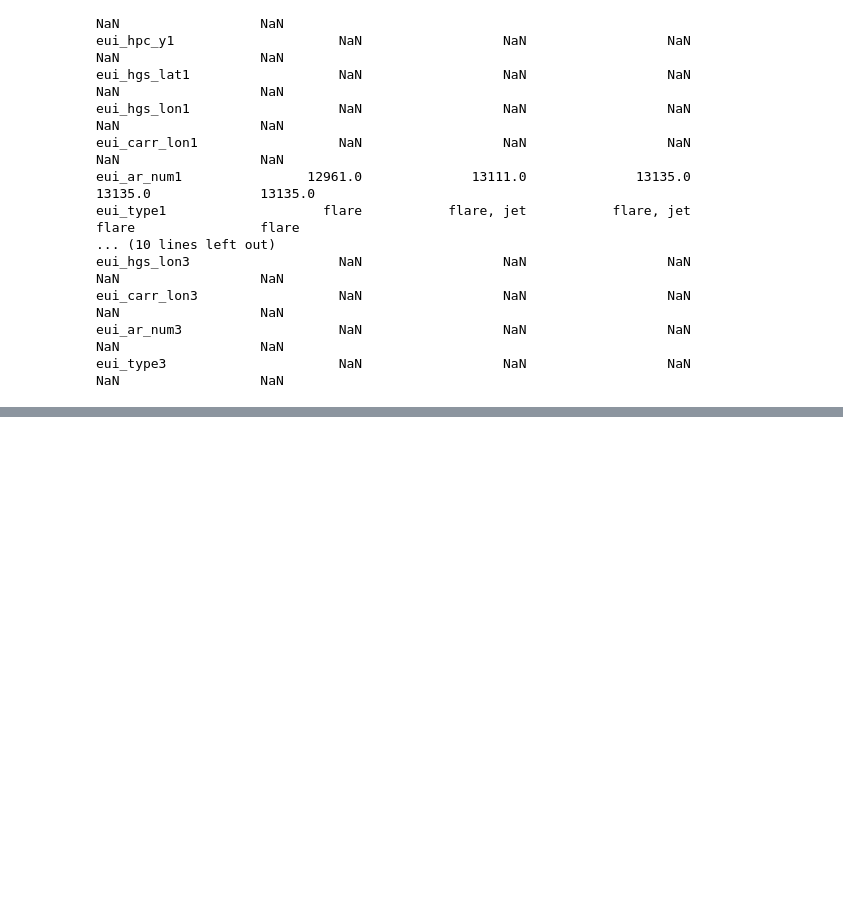
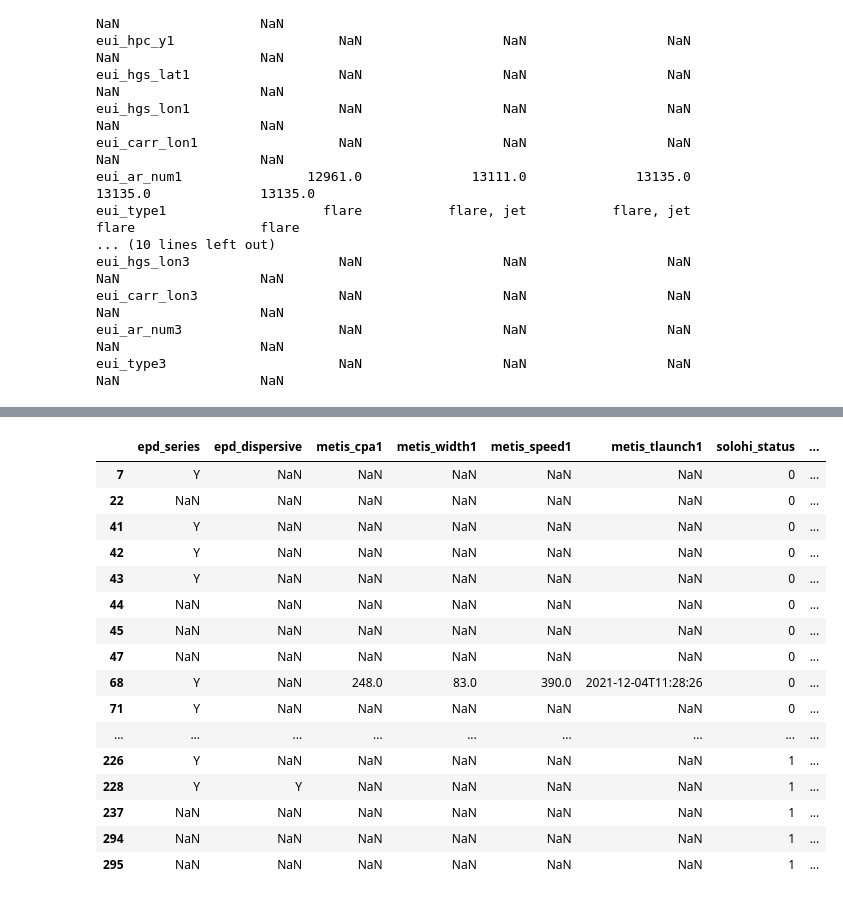
Before and after one commit to namccormick/coseecat_dr1, a Jupyter notebook: coseecat_v1.ipynb, the cells around one changed output, grey strips where cells are left out. Cells and saved outputs as stored; diff of their text form; code cells hidden in the pictures; blank space fills up the shorter version.

```diff
--- a/coseecat_v1.ipynb
+++ b/coseecat_v1.ipynb
@@ -646,0 +884,4 @@ eui_type3                      NaN                  NaN                  NaN
+# %%
+varying = noflare.nunique(dropna=False)
+varying = varying[varying > 1].sort_values()
+varying.to_frame("n_unique")
@@ -646,0 +906,20 @@ eui_type3                      NaN                  NaN                  NaN
+# %%
+noflare[varying.index[:8]]  # the 8 columns with the fewest distinct values
+# %% [output]
+|  | epd_series | epd_dispersive | metis_cpa1 | metis_width1 | metis_speed1 | metis_tlaunch1 | solohi_status | ... |
+| 7 | Y | NaN | NaN | NaN | NaN | NaN | 0 | ... |
+| 22 | NaN | NaN | NaN | NaN | NaN | NaN | 0 | ... |
+| 41 | Y | NaN | NaN | NaN | NaN | NaN | 0 | ... |
+| 42 | Y | NaN | NaN | NaN | NaN | NaN | 0 | ... |
+| 43 | Y | NaN | NaN | NaN | NaN | NaN | 0 | ... |
+| 44 | NaN | NaN | NaN | NaN | NaN | NaN | 0 | ... |
+| 45 | NaN | NaN | NaN | NaN | NaN | NaN | 0 | ... |
+| 47 | NaN | NaN | NaN | NaN | NaN | NaN | 0 | ... |
+| 68 | Y | NaN | 248.0 | 83.0 | 390.0 | 2021-12-04T11:28:26 | 0 | ... |
+| 71 | Y | NaN | NaN | NaN | NaN | NaN | 0 | ... |
+| ... | ... | ... | ... | ... | ... | ... | ... | ... |
+| 226 | Y | NaN | NaN | NaN | NaN | NaN | 1 | ... |
+| 228 | Y | Y | NaN | NaN | NaN | NaN | 1 | ... |
+| 237 | NaN | NaN | NaN | NaN | NaN | NaN | 1 | ... |
+| 294 | NaN | NaN | NaN | NaN | NaN | NaN | 1 | ... |
+| 295 | NaN | NaN | NaN | NaN | NaN | NaN | 1 | ... |
```
Also changed, not shown: parts of 19 cells of this notebook.
